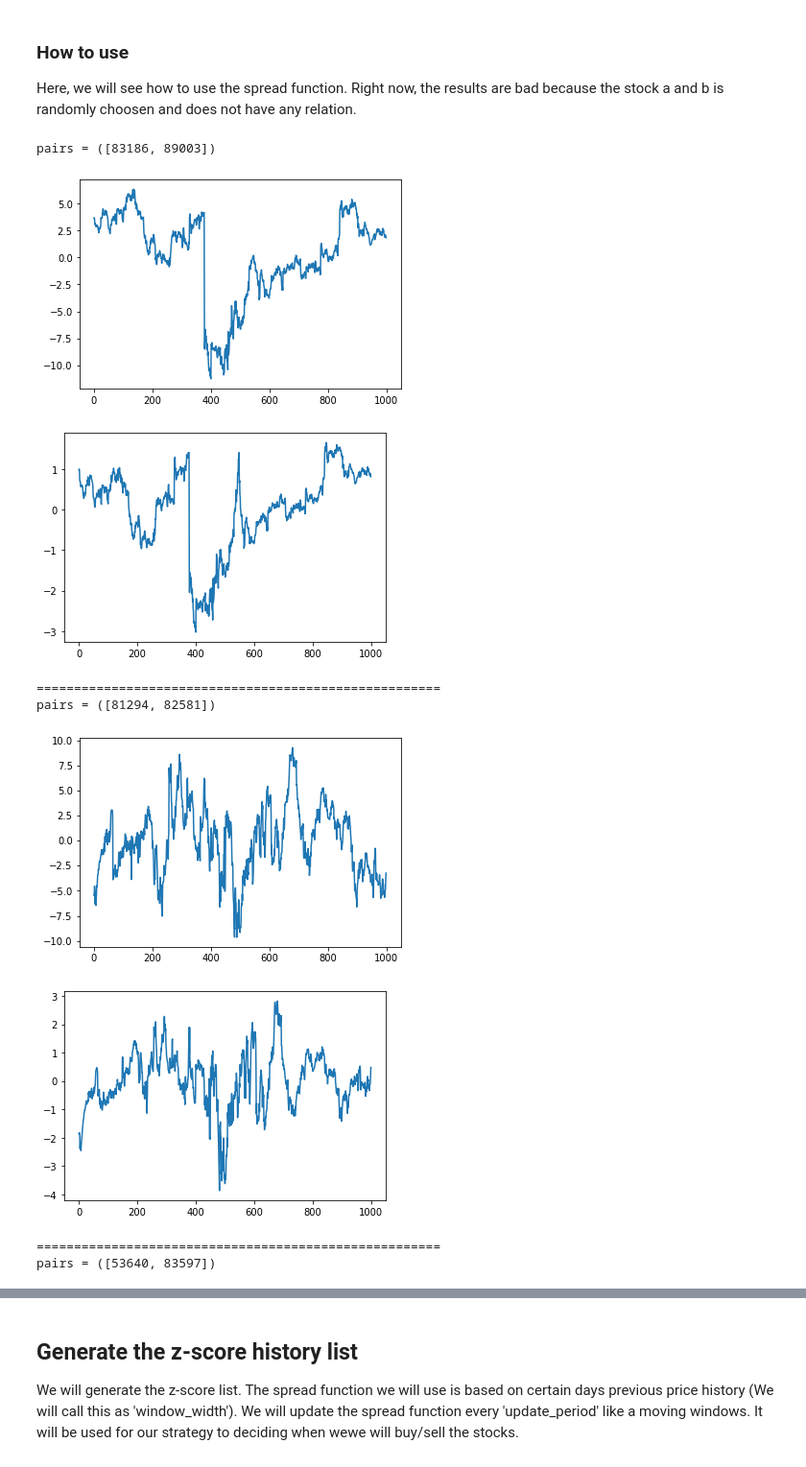
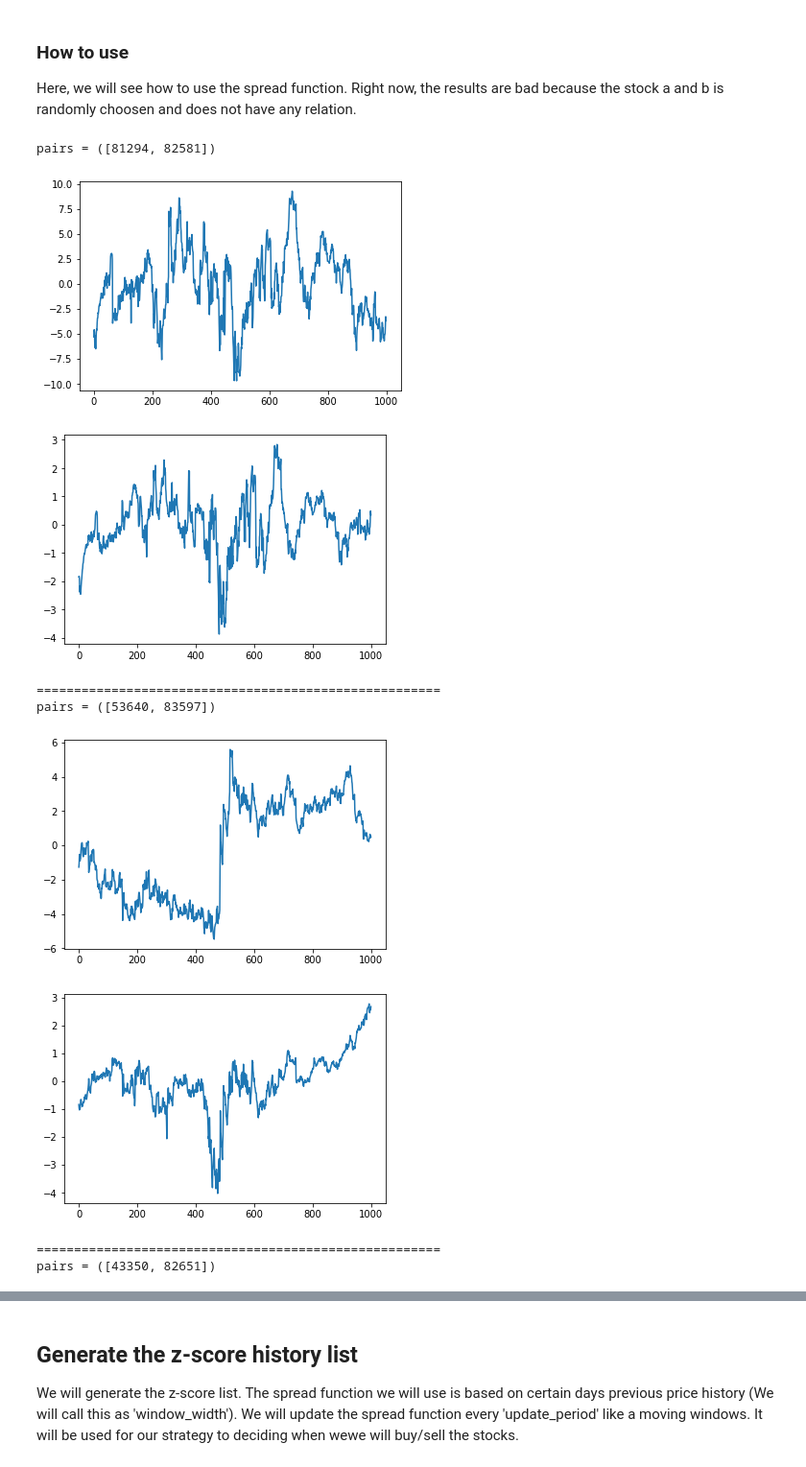
Before and after one commit to daehkim/pair-trading, a Jupyter notebook: tradingStrategy.ipynb, the cells around one changed output, grey strips where cells are left out. Shown at 96% size. Drawn from its saved outputs; the diff is of its cells as text; code cells hidden in the pictures.

Commit message:
Updated to use full data

```diff
--- a/tradingStrategy.ipynb
+++ b/tradingStrategy.ipynb
@@ -19,0 +40,6 @@ Here is the price table we used for this function. I used the top 3 stocks as an
+# %%
+testing_set = pd.read_csv("testing_data.csv")
+testing_set = testing_set.drop(columns=['PERMNO'])
+
+total_set = pd.concat([training_set, testing_set], axis=1)
+total_set.head(3)
@@ -19,0 +52,4 @@ Here is the price table we used for this function. I used the top 3 stocks as an
+# %%
+# Remove all the rows which have a NaN
+total_set = total_set.dropna()
+total_set.head(3)
@@ -20,17 +62,11 @@ Here is the price table we used for this function. I used the top 3 stocks as an
 # %%
-# Import training dataset
-training_set = pd.read_csv("training_data.csv")
-
 # Remove all the data except the pairs we choose
-pairs_list = [[83186, 89003],
-                [81294, 82581],
+pairs_list = [[81294, 82581],
                 [53640, 83597],
                 [43350, 82651],
-                [12781, 48531],
                 [44644, 90458],
                 [21742, 76639],
                 [51633, 58819],
-                [24969, 24985],
                 [81294, 83186],
                 [42585, 83621],
                 [10395, 53640],
@@ -40,18 +76,19 @@ pairs_list = [[83186, 89003],
                 [16548, 81577]
               ]
 
+
 for i in range(len(pairs_list)):
     if i==0:
+        pairs_training_set = None
         pairs_training_set = \
-            training_set.loc[training_set['PERMNO']==pairs_list[0][0]]
+            total_set.loc[total_set['PERMNO']==pairs_list[0][0]]
         pairs_training_set = pd.concat([pairs_training_set,
-                   training_set.loc[training_set['PERMNO']==pairs_list[0][1]]])
+                   total_set.loc[total_set['PERMNO']==pairs_list[0][1]]])
     else:
         pairs_training_set = pd.concat([pairs_training_set,
-                   training_set.loc[training_set['PERMNO']==pairs_list[i][0]]])
+                   total_set.loc[total_set['PERMNO']==pairs_list[i][0]]])
         pairs_training_set = pd.concat([pairs_training_set,
-                   training_set.loc[training_set['PERMNO']==pairs_list[i][1]]])
+                   total_set.loc[total_set['PERMNO']==pairs_list[i][1]]])
 
-training_set = pairs_training_set
-training_set.head(3)
+print(pairs_training_set)
 # %% [output]
@@ -193,41 +228,43 @@ def create_spread_function(a, b, start_t, end_t, alg='log'):
 Here, we will see how to use the spread function.
 Right now, the results are bad because the stock a and b is randomly choosen and does not have any relation.
 # %%
+training_set_price = pairs_training_set.drop(columns=['PERMNO'])
+
 for i in range(len(pairs_list)):
     print("pairs = (" + str(pairs_list[i]) + ")\n")
     # Generate input for the test
     a = training_set_price.iloc[2*i].to_numpy()[1:]
     b = training_set_price.iloc[2*i+1].to_numpy()[1:]
 
     # Check the function based on the log normalization
     spread_func = create_spread_function(a, b, 0, 1000, 'log')
     (spread, z_score) = spread_func(a[0], b[0])
 
     # Generate the graph about log based z_score
     x = np.arange(1000)
     z_score_history = np.zeros((1000))
     for i in range(1000):
         (spread, z_score_history[i]) = spread_func(a[i], b[i])
     plt.plot(x, z_score_history)
     plt.show()
 
     # Check the function based on the linear regression
     spread_func = create_spread_function(a, b, 0, 1000, 'lr')
     (spread, z_score) = spread_func(a[0], b[0])
 
     # Generate the graph about log based z_score
     for i in range(1000):
         (spread, z_score_history[i]) = spread_func(a[i], b[i])
     plt.plot(x, z_score_history)
     plt.show()
     print("======================================================")
 # %% [output]
-pairs = ([83186, 89003])
+pairs = ([81294, 82581])
-[figure, old version]
+[figure, new version]
-[figure, old version]
+[figure, new version]
 ======================================================
-pairs = ([81294, 82581])
+pairs = ([53640, 83597])
-[figure, old version]
+[figure, new version]
-[figure, old version]
+[figure, new version]
 ======================================================
-pairs = ([53640, 83597])
+pairs = ([43350, 82651])
```
Also changed, not shown: parts of 9 cells of this notebook.
